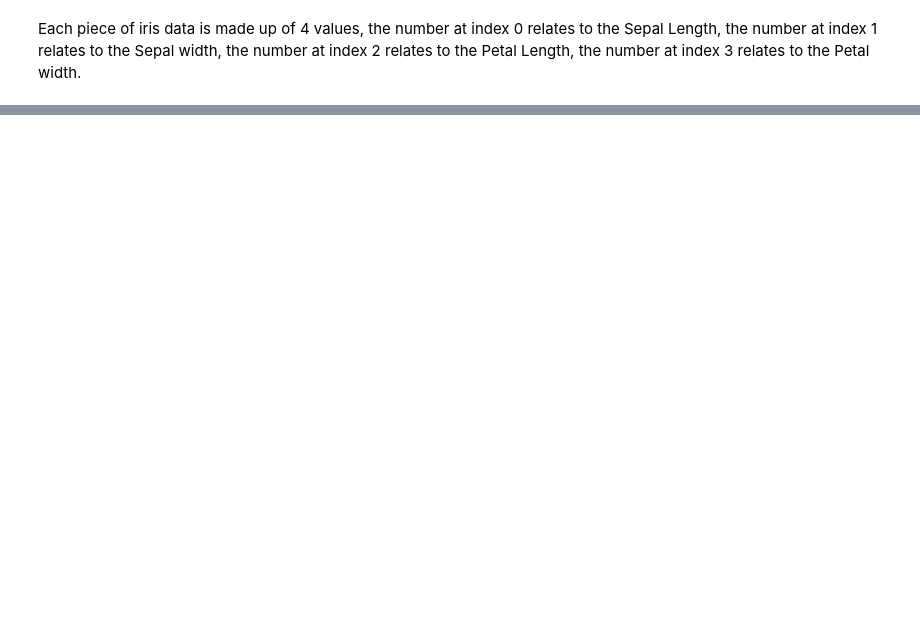
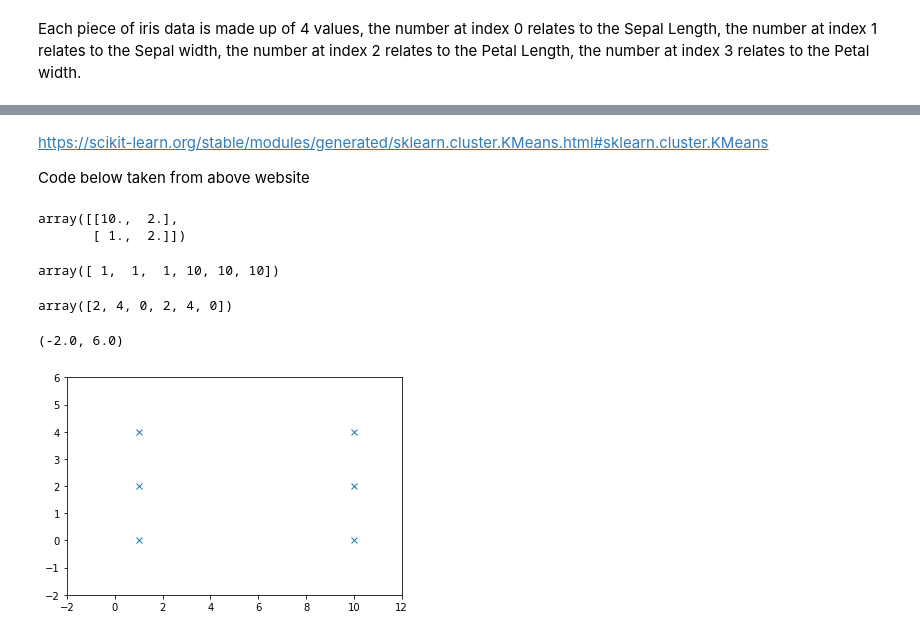
Before and after one commit to ShirinNagle/Jupyter-Practice, a Jupyter notebook: jupyter-Tasks.ipynb, the cells around one changed output, grey strips where cells are left out. Cells and saved outputs as stored; diff of their text form; code cells hidden in the pictures; blank space fills up the shorter version.

```diff
--- a/jupyter-Tasks.ipynb
+++ b/jupyter-Tasks.ipynb
@@ -597,0 +785,41 @@ Each piece of iris data is made up of 4 values, the number at index 0 relates to
+# %% [markdown]
+https://scikit-learn.org/stable/modules/generated/sklearn.cluster.KMeans.html#sklearn.cluster.KMeans
+
+Code below taken from above website
+# %%
+#numerical arrays
+import numpy as np
+# machine learning Kmeans
+import sklearn.cluster as skcl
+#plotting
+import matplotlib.pyplot as plt
+
+# Data set
+X = np.array([[1, 2], [1, 4], [1, 0],[10, 2], [10, 4], [10, 0]])
+kmeans = skcl.KMeans(n_clusters=2, random_state=0).fit(X)# fit means compute kmeans clustering
+kmeans.labels_ #labels of each point
+
+#predict the cluster for 2 points
+kmeans.predict([[0, 0], [12, 3]])
+
+kmeans.cluster_centers_
+# %% [output]
+array([[10.,  2.],
+       [ 1.,  2.]])
+# %%
+xvals = X[:,0] # := in the 1st dimension which is [1,2], [1,4] etc, 0 = store the 1st element within the 1st dim, or within the 6 values
+xvals
+# %% [output]
+array([ 1,  1,  1, 10, 10, 10])
+# %%
+xvalues = X[:,1] # := in the 1st 1 =  dimension print out everything/store everything that is the 2nd element within
+xvalues
+# %% [output]
+array([2, 4, 0, 2, 4, 0])
+# %%
+plt.plot(xvals,xvalues,'x')
+plt.xlim(-2,12)
+plt.ylim(-2,6)
+# %% [output]
+(-2.0, 6.0)
+[figure, added]
```
Also changed, not shown: parts of 24 cells of this notebook.
